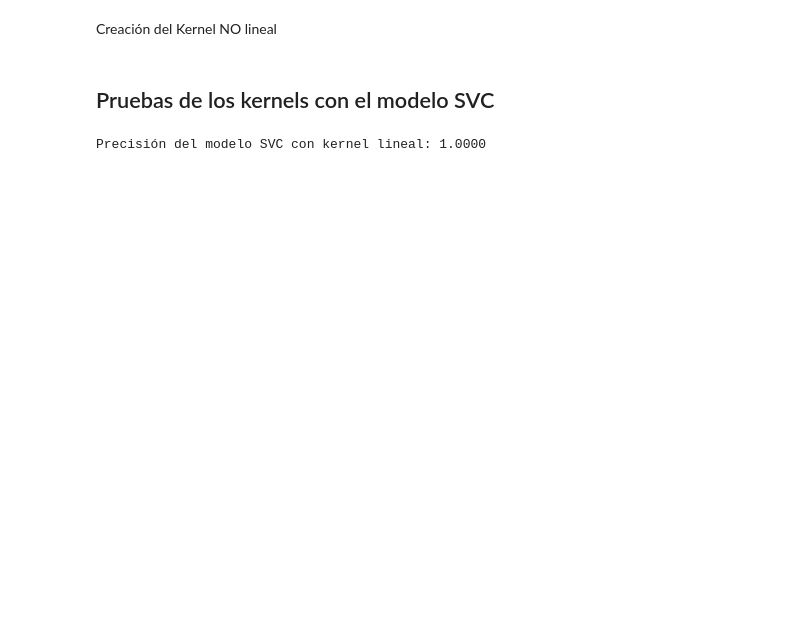
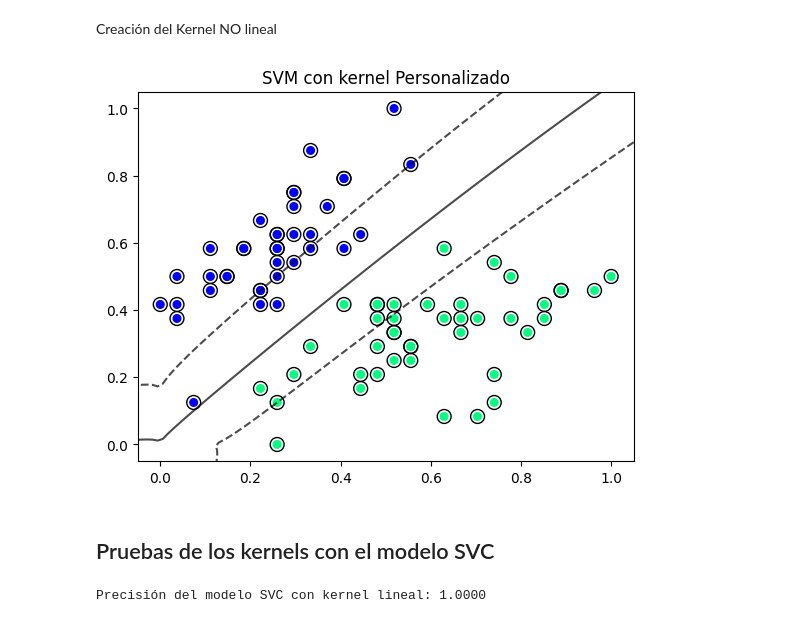
Before and after one commit to PabloMendieta03/Quantum-Programming, a Jupyter notebook: Programas/SVM/Kernel.ipynb, the cells around one changed output. Drawn from its saved outputs; the diff is of its cells as text; code cells hidden in the pictures; blank space fills up the shorter version.

```diff
--- a/Programas/SVM/Kernel.ipynb
+++ b/Programas/SVM/Kernel.ipynb
@@ -26,35 +90,2 @@ X_train, X_test, y_train, y_test = train_test_split(X, y, test_size=0.2, random_
 # %% [markdown]
 Creación del Kernel Lineal
-# %%
-
-def calculator_kernel(X1, X2):
-    """
-    Calcula el kernel lineal entre dos matrices X1 y X2 usando bucles anidados.
-    Puede trabajar con DataFrames de pandas o numpy arrays.
-    """
-    # Asegurarse de que X1 y X2 sean numpy arrays
-    if isinstance(X1, pd.DataFrame):
-        X1 = X1.values
-    if isinstance(X2, pd.DataFrame):
-        X2 = X2.values
-
-    # Obtener las dimensiones de las matrices
-    n_samples_1, n_features = X1.shape
-    n_samples_2 = X2.shape[0]
-
-    # Crear una matriz de ceros para almacenar el resultado
-    kernel_matrix = np.zeros((n_samples_1, n_samples_2))
-
-    # Bucle anidado para calcular el producto escalar entre cada fila de X1 y X2
-    for i in range(n_samples_1):
-        for j in range(n_samples_2):
-            dot_product = 0
-            for k in range(n_features):
-                dot_product += X1[i, k] * X2[j, k]
-            kernel_matrix[i, j] = dot_product
-
-    return kernel_matrix
-
-# Calcular el kernel
-kernel_train = calculator_kernel(X_train, X_train)
-kernel_test = calculator_kernel(X_test, X_train)
@@ -61,5 +216,10 @@ kernel_test = calculator_kernel(X_test, X_train)
 # %% [markdown]
 Creación del Kernel NO lineal
+# %%
+# Graficar la clasificación para el kernel personalizado
+graficar_clasificacion(svm_lineal, X_train, y_train[:100], "SVM con kernel Personalizado", calculator_kernel)
+# %% [output]
+[figure, added]
 # %%
 
 # Función para calcular el kernel usando logaritmos
```
Also changed, not shown: parts of 8 cells of this notebook, 2 other files.
